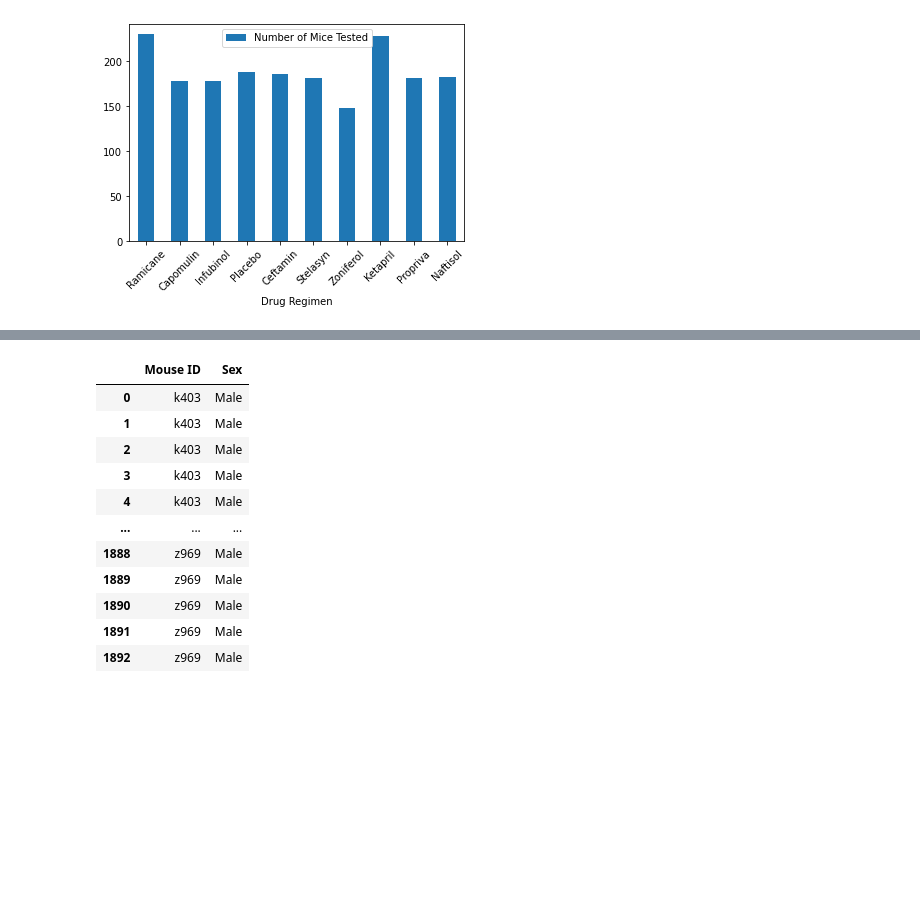
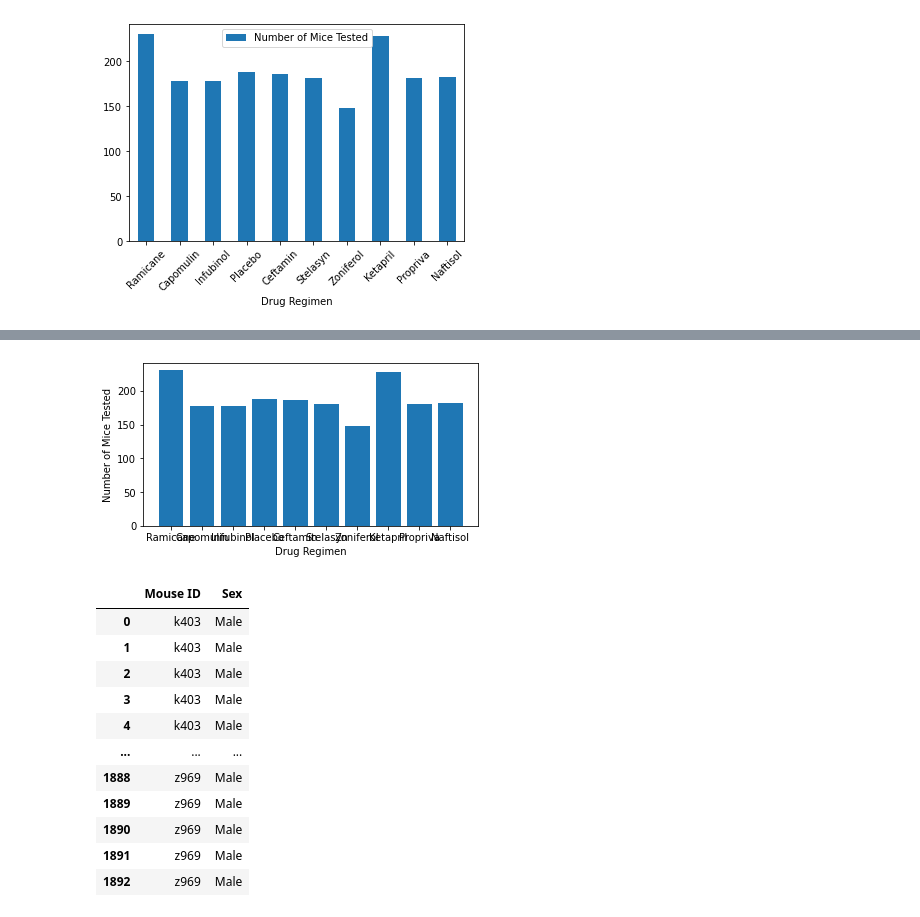
Before and after one commit to yingzi2022/Matplotlib_Challenge18531383, a Jupyter notebook: Instruction/Pymaceuticals/pymaceuticals_starter.ipynb, the cells around one changed output, grey strips where cells are left out. Drawn from its saved outputs; the diff is of its cells as text; code cells hidden in the pictures; blank space fills up the shorter version.

```diff
--- a/Instruction/Pymaceuticals/pymaceuticals_starter.ipynb
+++ b/Instruction/Pymaceuticals/pymaceuticals_starter.ipynb
@@ -376,14 +376,14 @@ ax = df_bar_plot.plot.bar(x='Drug Regimen', y='Number of Mice Tested', rot=45)
 [figure]
 # %%
 # Generate a bar plot showing the total number of timepoints for all mice tested for each drug regimen using pyplot.
-%matplotlib notebook
+
 import matplotlib.pyplot as plt
 import numpy as np
 
 Drug_Regimen = ['Ramicane', 'Capomulin', 'Infubinol', 'Placebo', 'Ceftamin','Stelasyn', 'Zoniferol', 'Ketapril', 'Propriva', 'Naftisol']
 Number_of_mice_tested = [230, 178, 178, 188, 186, 181, 148, 228, 181, 182]
 
-plt.figure(figsize=(12,5))
+plt.figure(figsize=(6,3))
 
 plt.bar(Drug_Regimen, Number_of_mice_tested)
 plt.xlabel("Drug Regimen")
@@ -395,3 +393,4 @@ plt.show()
+[figure, added]
 # %%
 # Generate a pie plot showing the distribution of female versus male mice using Pandas
 import pandas as pd
```
Also changed, not shown: parts of 37 cells of this notebook, 8 other files.
